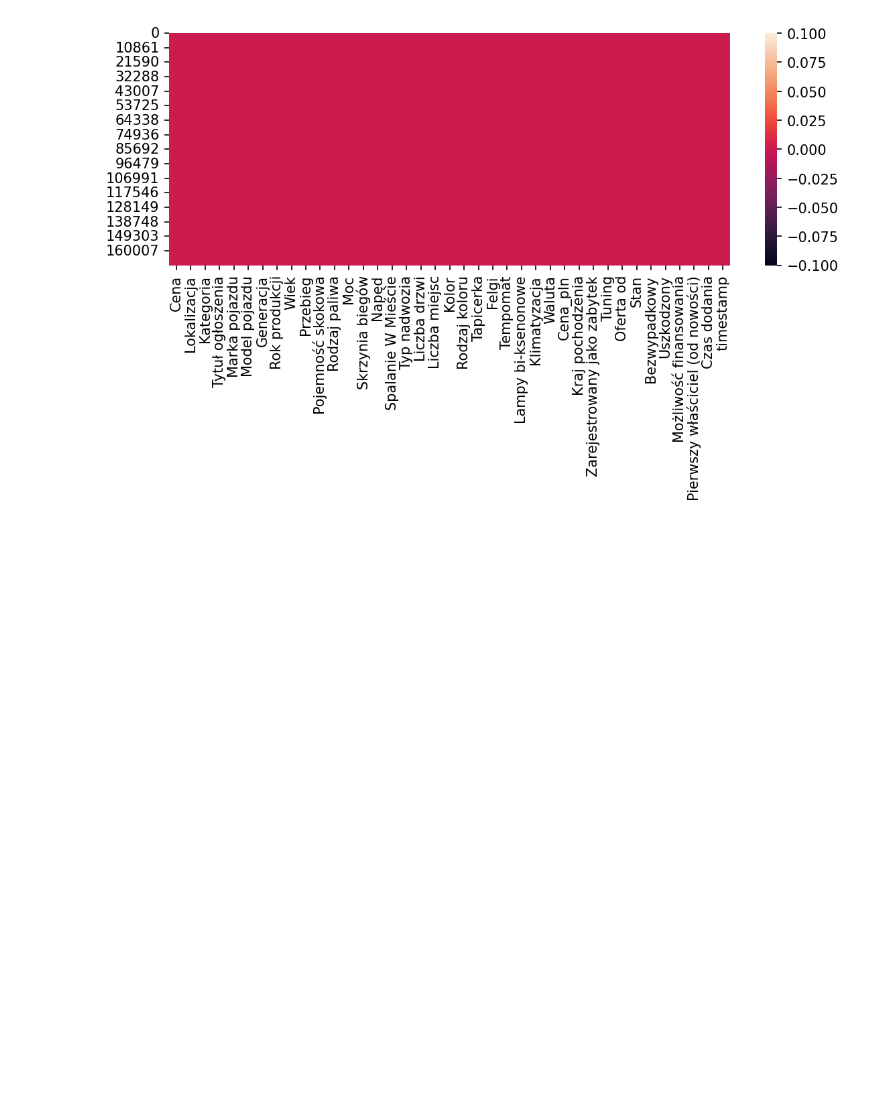
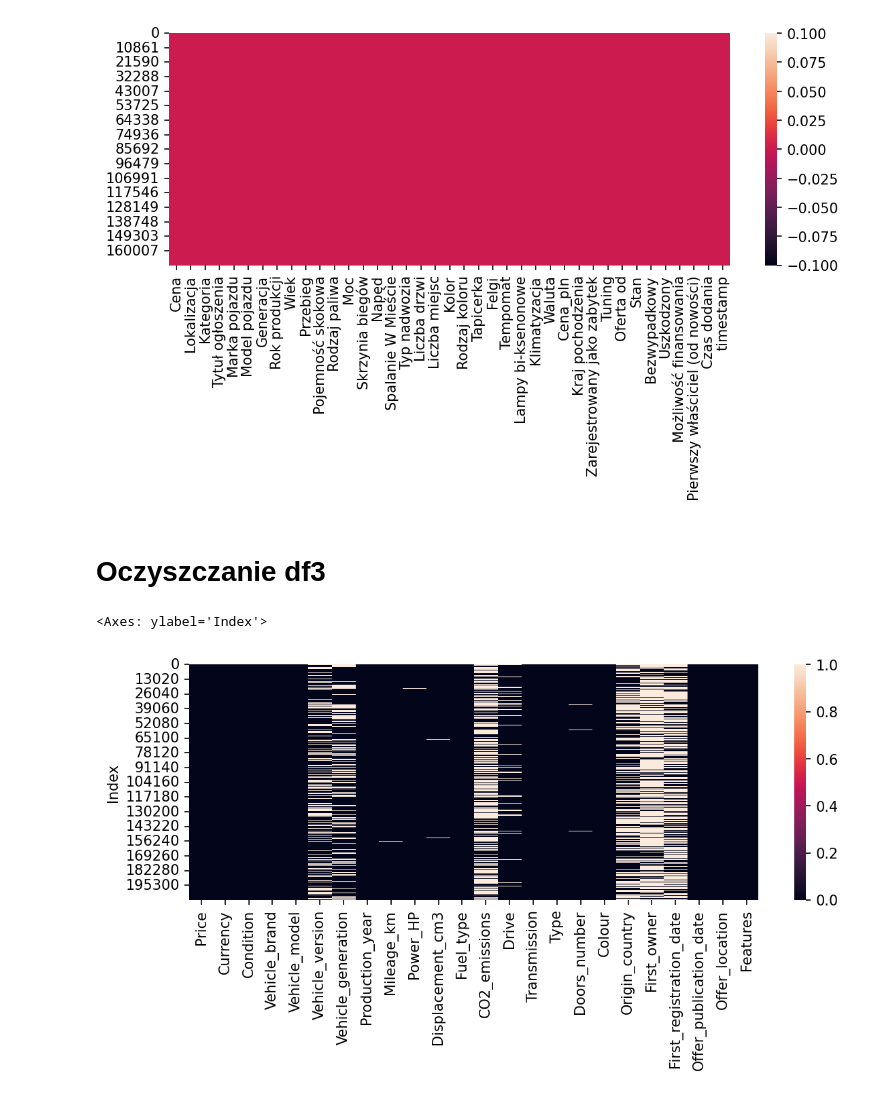
Before and after one commit to KacperChmura1/Engineer-s, a Jupyter notebook: DataPreparation.ipynb, the cells around one changed output. Cells and saved outputs as stored; diff of their text form; code cells hidden in the pictures; blank space fills up the shorter version.

```diff
--- a/DataPreparation.ipynb
+++ b/DataPreparation.ipynb
@@ -672,3 +705,11 @@ sns.heatmap(df2_clean.isnull())
 # %% [output]
 <Axes: >
 [figure]
+# %% [markdown]
+# Oczyszczanie df3
+# %%
+plt.figure(figsize=(9, 3), dpi=150)
+sns.heatmap(df3.isnull())
+# %% [output]
+<Axes: ylabel='Index'>
+[figure, added]
```
Also changed, not shown: parts of 5 cells of this notebook.
